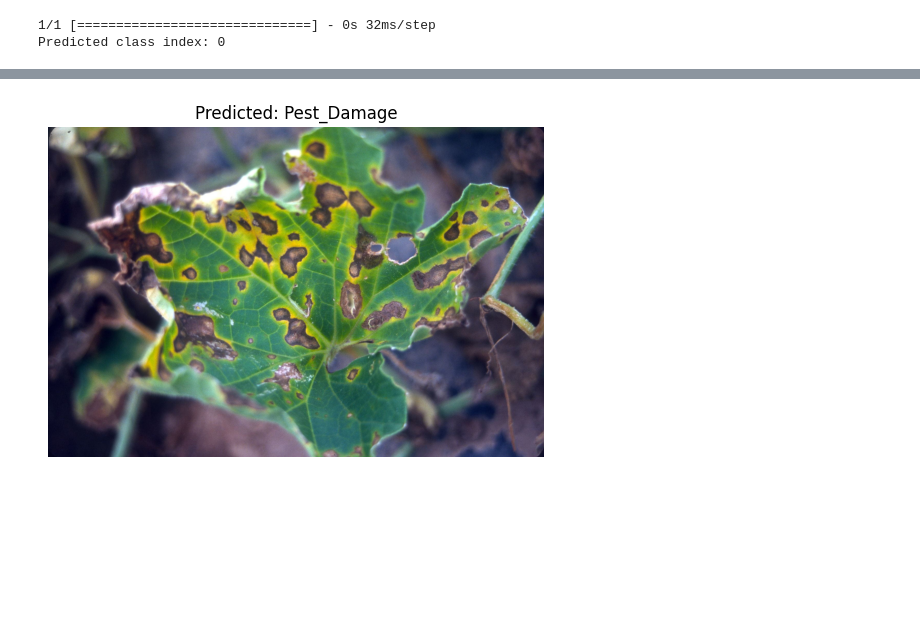
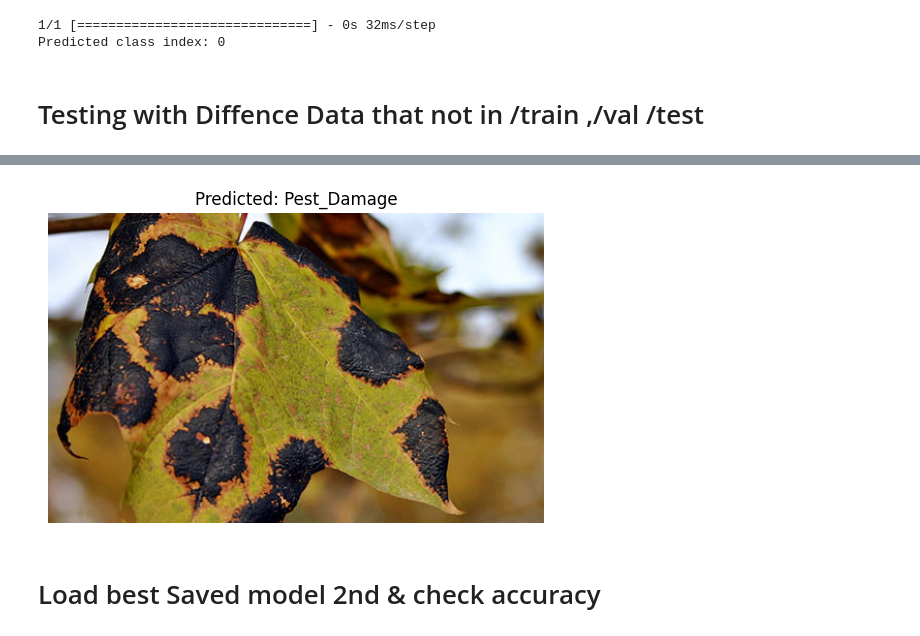
Before and after one commit to ToonNich/GrowQuest-Tower, a Jupyter notebook: Processing/MobileNetV3_Large.ipynb, the cells around one changed output, grey strips where cells are left out. Drawn from its saved outputs; the diff is of its cells as text; code cells hidden in the pictures; blank space fills up the shorter version.

```diff
--- a/Processing/MobileNetV3_Large.ipynb
+++ b/Processing/MobileNetV3_Large.ipynb
@@ -359,6 +313,8 @@ print(f"Predicted class index: {pred_class}")
 # %% [output]
 1/1 [==============================] - 0s 32ms/step
 Predicted class index: 0
+# %% [markdown]
+# Testing with Diffence Data that not in /train ,/val /test
 # %%
 # 1. Load your best model (same as before)
 from tensorflow.keras.models import load_model
@@ -398,7 +354,7 @@ class_names = list(val_generator.class_indices.keys())
 predicted_class = class_names[predicted_index]
 
 # 5. Show result
-img_path = test_generator.filepaths[4]  # first image file path
+img_path = test_generator.filepaths[5]  # first image file path
 img = plt.imread(img_path)
 plt.imshow(img)
 plt.title(f"Predicted: {predicted_class}")
@@ -410 +366,3 @@ Found 6 images belonging to 1 classes.
-[figure, old version]
+[figure, new version]
+# %% [markdown]
+# Load best Saved model 2nd & check accuracy
```
Also changed, not shown: parts of 6 cells of this notebook, 1 other file.
